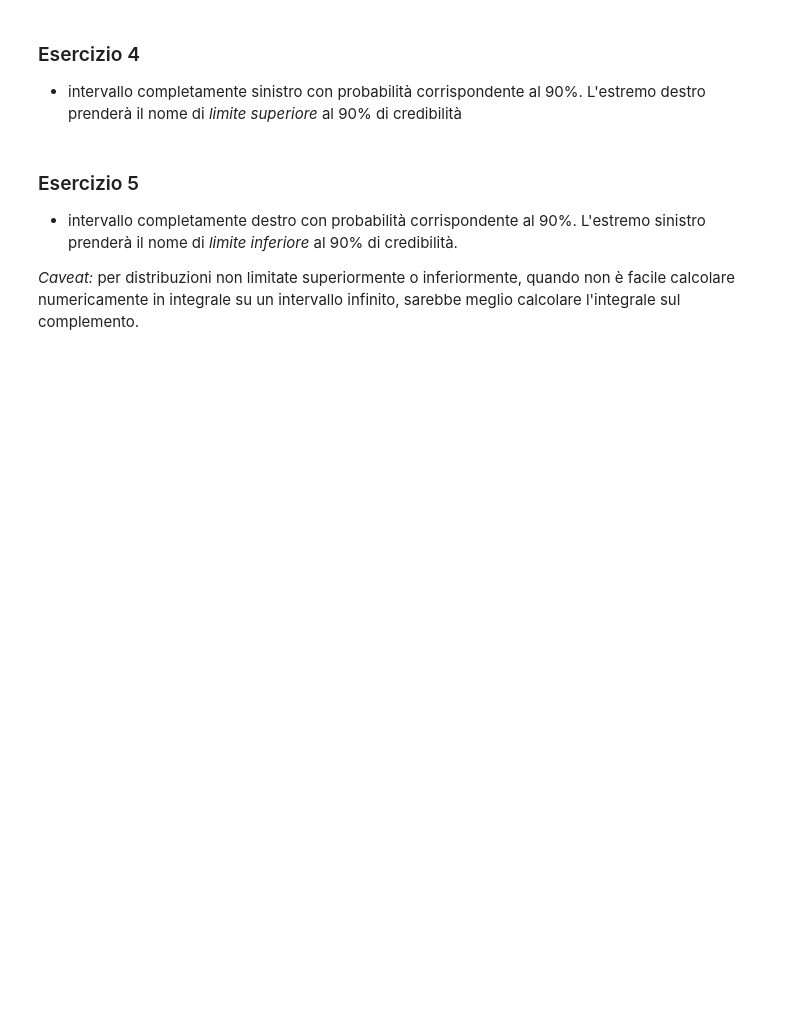
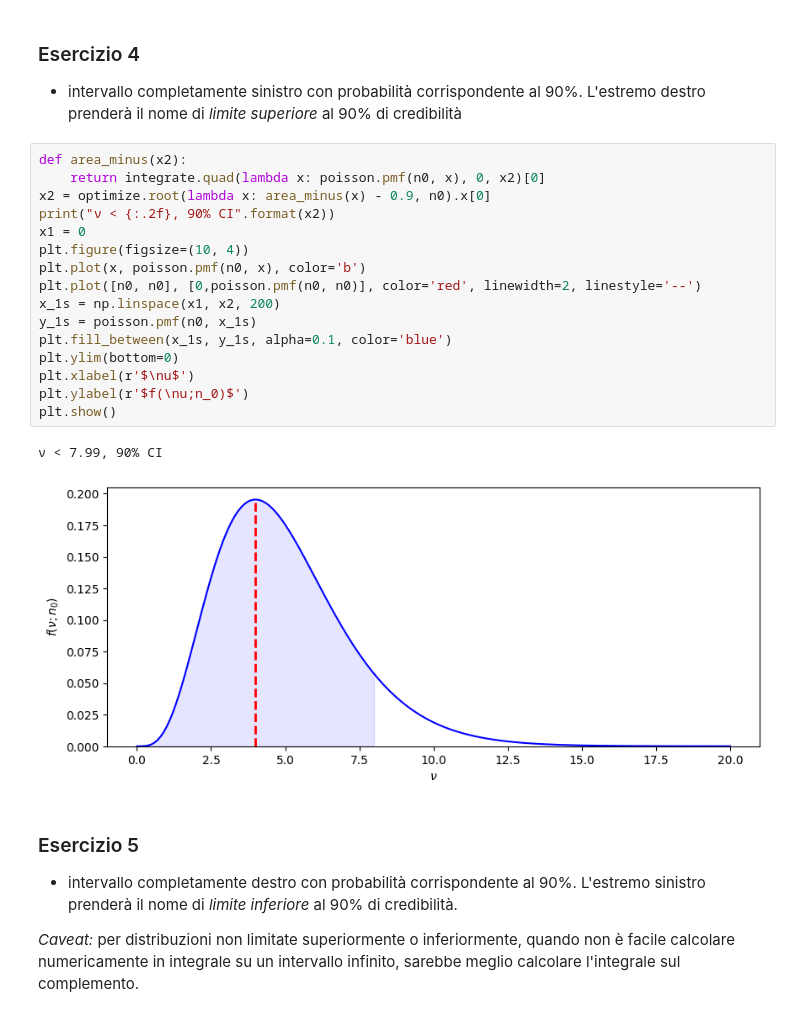
Before and after one commit to lucalista/analisi-dati-2024, a Jupyter notebook: 11.01.00__Inferenza_bayesiana.ipynb, the cells around one changed output. Drawn from its saved outputs; the diff is of its cells as text; blank space fills up the shorter version.

```diff
--- a/11.01.00__Inferenza_bayesiana.ipynb
+++ b/11.01.00__Inferenza_bayesiana.ipynb
@@ -337,6 +466,25 @@ Diamo prima un'implementazione numerica, poi dimostreremo una proprietà interes
 ### Esercizio 4
 
 * intervallo completamente sinistro con probabilità corrispondente al 90%. L'estremo destro prenderà il nome di *limite superiore* al 90% di credibilità
+# %%
+def area_minus(x2):
+    return integrate.quad(lambda x: poisson.pmf(n0, x), 0, x2)[0]
+x2 = optimize.root(lambda x: area_minus(x) - 0.9, n0).x[0]
+print("ν < {:.2f}, 90% CI".format(x2))
+x1 = 0
+plt.figure(figsize=(10, 4))
+plt.plot(x, poisson.pmf(n0, x), color='b')
+plt.plot([n0, n0], [0,poisson.pmf(n0, n0)], color='red', linewidth=2, linestyle='--')
+x_1s = np.linspace(x1, x2, 200)
+y_1s = poisson.pmf(n0, x_1s)
+plt.fill_between(x_1s, y_1s, alpha=0.1, color='blue')
+plt.ylim(bottom=0)
+plt.xlabel(r'$\nu$')
+plt.ylabel(r'$f(\nu;n_0)$')
+plt.show()
+# %% [output]
+ν < 7.99, 90% CI
+[figure, added]
 # %% [markdown]
 ### Esercizio 5
 
```
Also changed, not shown: parts of 20 cells of this notebook.
